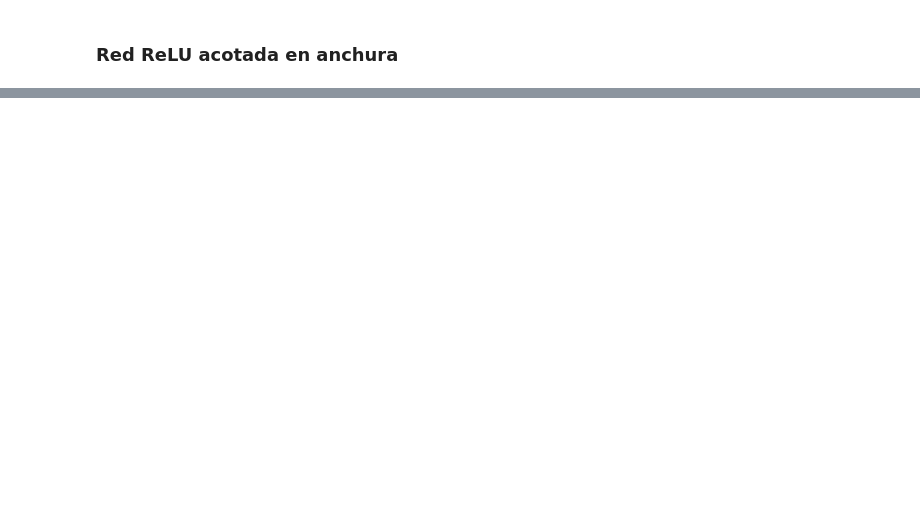
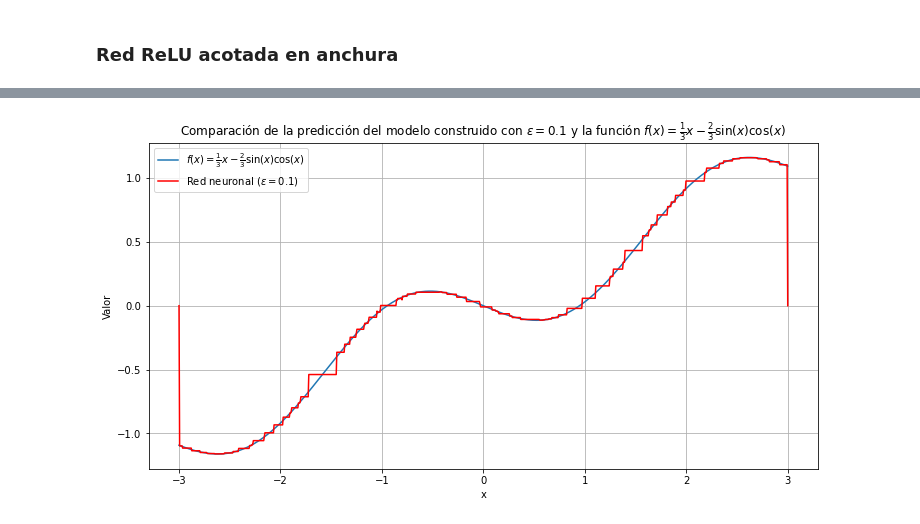
Before and after one commit to luiscrespoo/TFG-analisis-eficiencia-anchura, a Jupyter notebook: red_explicita.ipynb, the cells around one changed output, grey strips where cells are left out. Cells and saved outputs as stored; diff of their text form; code cells hidden in the pictures; blank space fills up the shorter version.

```diff
--- a/red_explicita.ipynb
+++ b/red_explicita.ipynb
@@ -834,7 +852,6 @@ def red_neuronal_ReLU_profundidad_acotada(ortoedros, N, delta):
     final_output_size = 1
     final_layer_input_size = combined_pesos[-1].shape[1]
     output_pesos = np.zeros((final_layer_input_size, final_output_size), dtype=np.float32)
-    output_biases = np.zeros(final_output_size, dtype=np.float32)
 
     idx = 0
 
@@ -845,7 +862,7 @@ def red_neuronal_ReLU_profundidad_acotada(ortoedros, N, delta):
 
     final_output_layer = tf.keras.layers.Dense(final_output_size, activation='linear',
                                                kernel_initializer=tf.keras.initializers.Constant(output_pesos),
-                                               bias_initializer=tf.keras.initializers.Constant(output_biases))
+                                               use_bias=False)
 
     x = final_output_layer(x)
 
@@ -859,66 +876,40 @@ max_altura = max(abs(ortoedro[-1]) for ortoedro in ortoedros)
 epsilon_bloque = epsilon/(len(ortoedros) * max_altura)
 
 bases = [ortoedro[:-1] for ortoedro in ortoedros]
-delta = 10e-5
+# delta = encontrar_delta(bases, epsilon_bloque)
+
+factor = 0.3
+delta = min(base[0][1] - base[0][0] for base in bases) *factor
 
 print(f"Valores calculados: N={N} y delta={delta}")
 
-model_vertical = red_neuronal_ReLU_profundidad_acotada(ortoedros, N, delta)
-
-model_vertical.compile(optimizer='adam', loss='mse', metrics=['mae', tf.keras.metrics.RootMeanSquaredError()])
+model_vertical_ReLU = red_neuronal_ReLU_profundidad_acotada(ortoedros, N, delta)
 
 # Ver la estructura del modelo
-model_vertical.summary()
+model_vertical_ReLU.summary()
+
+# Obtener predicciones
+y_train_pred_model_vertical_ReLU = model_vertical_ReLU.predict(x_train)
+y_val_pred_model_vertical_ReLU = model_vertical_ReLU.predict(x_val)
+
+# Calcular métricas en el conjunto de entrenamiento
+mse_train_model_vertical_ReLU = mean_squared_error(y_train, y_train_pred_model_vertical_ReLU)
+r2_train_model_vertical_ReLU = r2_score(y_train, y_train_pred_model_vertical_ReLU)
+
+# Calcular métricas en el conjunto de validación
+mse_val_model_vertical_ReLU = mean_squared_error(y_val, y_val_pred_model_vertical_ReLU)
+r2_val_model_vertical_ReLU = r2_score(y_val, y_val_pred_model_vertical_ReLU)
+
+# Imprimir las métricas
+print(f"Métricas en el conjunto de entrenamiento:\n"
+      f"MSE: {mse_train_model_vertical_ReLU}\n"
+      f"R²: {r2_train_model_vertical_ReLU}\n")
+
+print(f"Métricas en el conjunto de validación:\n"
+      f"MSE: {mse_val_model_vertical_ReLU}\n"
+      f"R²: {r2_val_model_vertical_ReLU}\n")
+
 
 # Graficar la salida inicial de la red
-graficar_salida_red(f, expresion_funcion, epsilon, model_vertical, len(ortoedros[0])-1, intervalo)
-
-# Generar datos uniformemente distribuidos en el interv
-x_train = [x for x,y in puntos]
-y_train = [y for x,y in puntos]
-
-print(puntos)
-
-
-# Entrenar el modelo y guardar el historial de entrenamiento
-history = model_vertical.fit(x_train, y_train, epochs=100, batch_size=10, verbose=0)
-
-# Graficar la salida de la red después del entrenamiento
-graficar_salida_red(f, expresion_funcion, epsilon, model_vertical, len(ortoedros[0])-1, intervalo)
-
-# Crear una función para reinicializar los pesos
-def reinicializar_pesos(model):
-    for layer in model.layers:
-        if hasattr(layer, 'kernel_initializer') and hasattr(layer, 'bias_initializer'):
-            kernel_initializer = tf.keras.initializers.GlorotUniform()
-            bias_initializer = tf.keras.initializers.GlorotUniform()
-            old_kernel = layer.kernel
-            old_bias = layer.bias
-            layer.kernel.assign(kernel_initializer(old_kernel.shape))
-            if layer.use_bias:
-                layer.bias.assign(bias_initializer(old_bias.shape))
-
-model_sigmoide_config = model_vertical.get_config()
-
-model_sigmoide_reinicializado = tf.keras.models.Model.from_config(model_sigmoide_config)
-
-model_sigmoide_reinicializado.compile(optimizer='adam', loss='mse', metrics=['mae', tf.keras.metrics.RootMeanSquaredError()])
-
-# Reinicializar los pesos de los modelos
-reinicializar_pesos(model_sigmoide_reinicializado)
-
-model_sigmoide_reinicializado.summary()
-
-history2 = model_sigmoide_reinicializado.fit(x_train, y_train, epochs=100, batch_size=10, verbose=0)
-
-graficar_salida_red(f, expresion_funcion, epsilon, model_sigmoide_reinicializado, len(ortoedros[0])-1, intervalo)
-
-# Graficar los `losses` de todos los modelos en la misma gráfica
-plt.figure(figsize=(10, 6))
-plt.plot(history.history['loss'], label='Modelo 1 - Ortoedros 1')
-plt.plot(history2.history['loss'], label='Modelo 2 - Ortoedros 2')
-plt.title('Convergencia del modelo')
-plt.xlabel('Época')
-plt.ylabel('Error cuadrático medio (MSE)')
-plt.legend()
-plt.show()
+graficar_salida_red(f, expresion_funcion, epsilon, model_vertical_ReLU, len(ortoedros[0])-1, intervalo)
+# %% [output]
@@ -924,0 +933 @@ plt.show()
+[figure, added]
```
Also changed, not shown: parts of 27 cells of this notebook, 1 other file.
